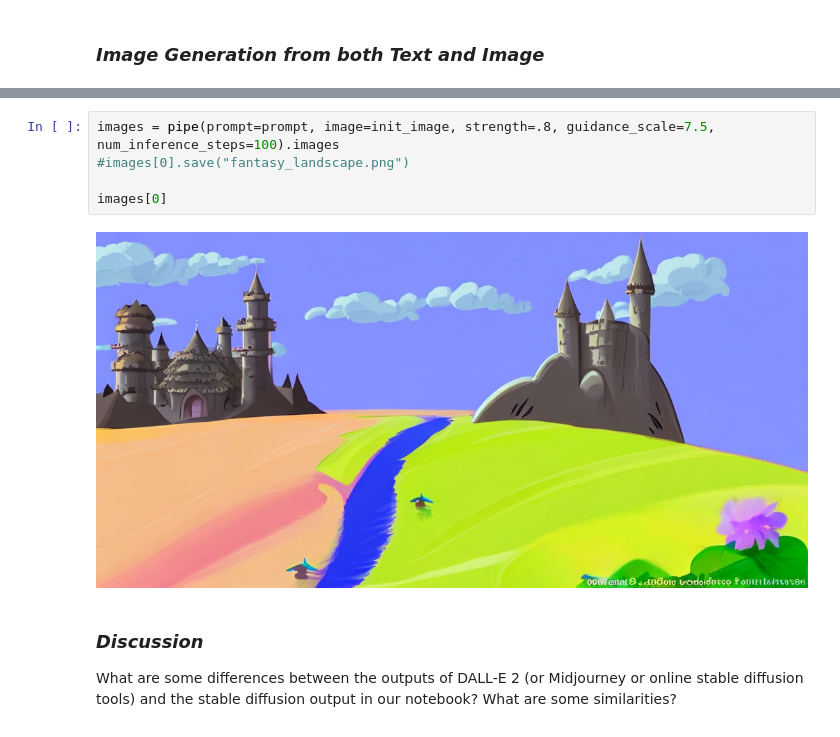
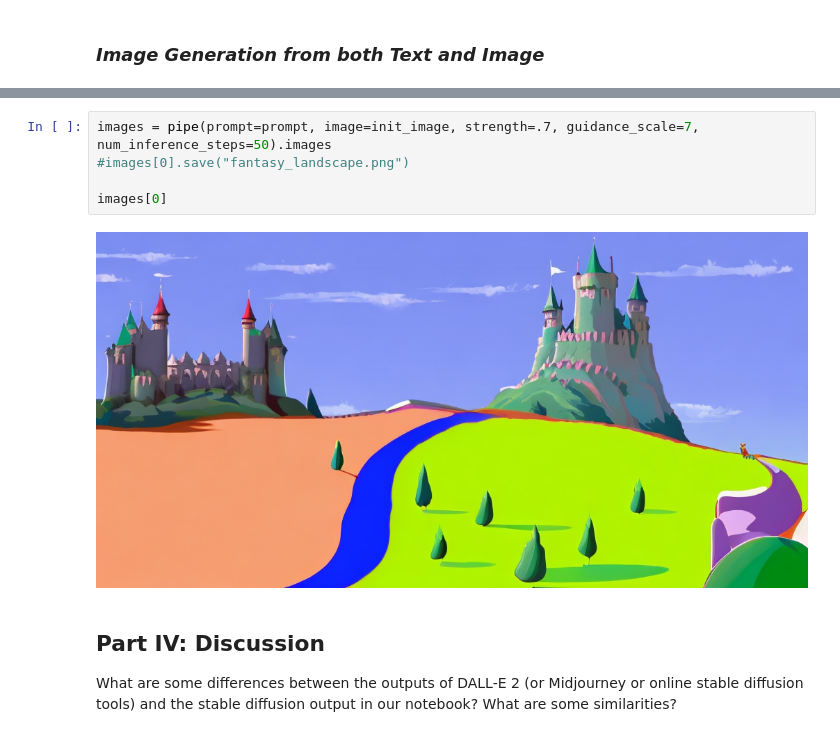
Before and after one commit to jkchandalia/nlpower, a Jupyter notebook: notebooks/4.1 Generative_AI_Diffusion.ipynb, the cells around one changed output, grey strips where cells are left out. Saved outputs shown, nothing was run; the diff lists cells and outputs as text.

Commit message:
Add experiment guidance

```diff
--- a/notebooks/4.1 Generative_AI_Diffusion.ipynb
+++ b/notebooks/4.1 Generative_AI_Diffusion.ipynb
@@ -126,10 +144,10 @@ Parameters to tweak are:
 # %%
-images = pipe(prompt=prompt, image=init_image, strength=.8, guidance_scale=7.5, num_inference_steps=100).images
+images = pipe(prompt=prompt, image=init_image, strength=.7, guidance_scale=7, num_inference_steps=50).images
 #images[0].save("fantasy_landscape.png")
 
 images[0]
 # %% [output]
-[figure, old version]
+[figure, new version]
 # %% [markdown]
-### *Discussion*
+## Part IV: Discussion
 What are some differences between the outputs of DALL-E 2 (or Midjourney or online stable diffusion tools) and the stable diffusion output in our notebook? What are some similarities?
```
Also changed, not shown: parts of 13 cells of this notebook.
